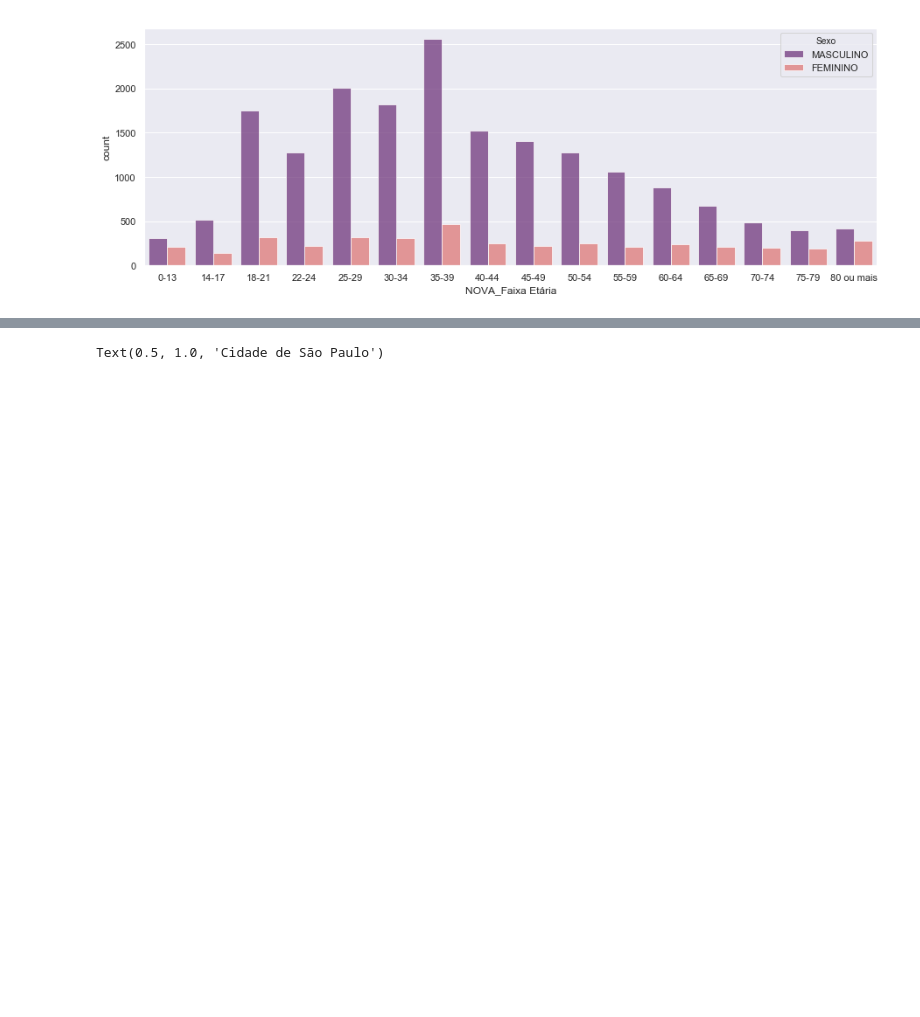
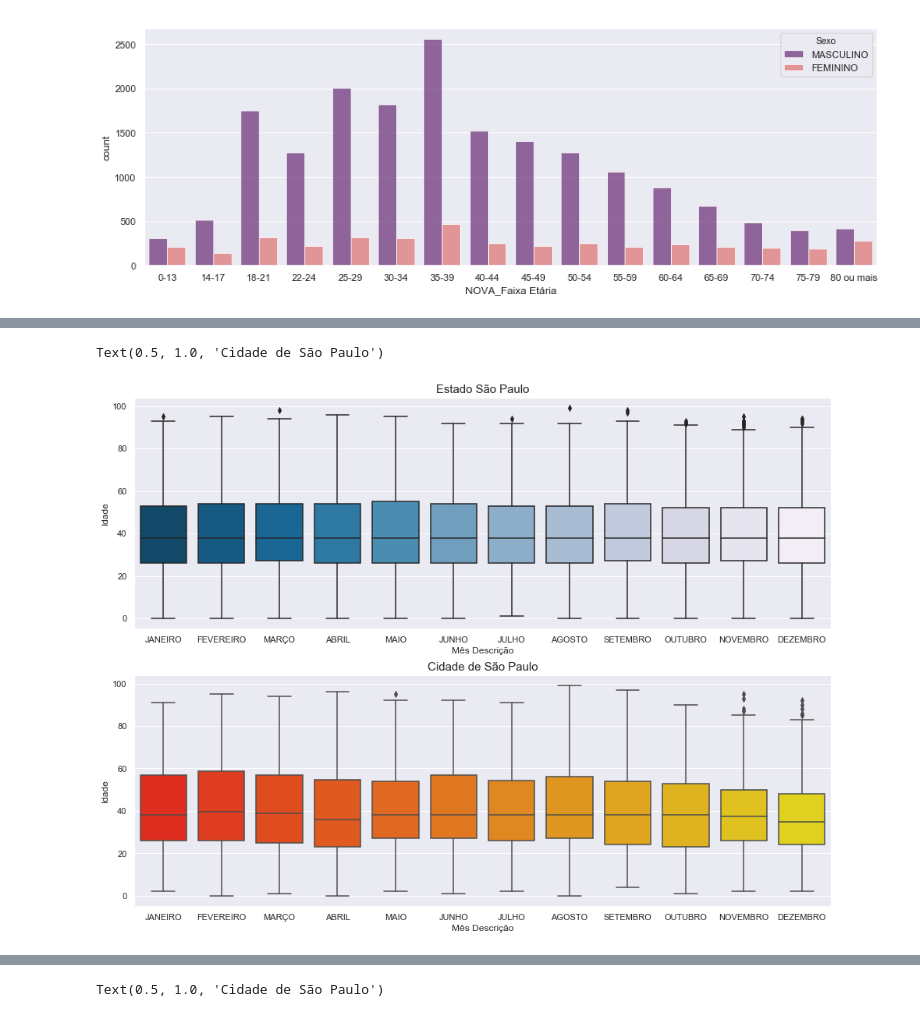
Before and after one commit to anabeatrizfig/Traffic-Accidents-INFOSIGA_S-o-Paulo-Brazil, a Jupyter notebook: INFOSIGA.ipynb, the cells around one changed output, grey strips where cells are left out. Cells and saved outputs as stored; diff of their text form; code cells hidden in the pictures; blank space fills up the shorter version.

```diff
--- a/INFOSIGA.ipynb
+++ b/INFOSIGA.ipynb
@@ -1490,0 +1549,21 @@ Text(0.5, 1.0, 'Cidade de São Paulo')
+# %%
+#Boxplot da Idade - em relação ao mês
+
+dims = (16, 12)
+
+fig, [ax1, ax2] = plt.subplots(2,1, figsize=dims)
+sns.boxplot(x='Mês Descrição', y='Idade', data=base_all_3,  ax=ax1, palette='PuBu_r',
+           order=['JANEIRO', 'FEVEREIRO', 'MARÇO', 'ABRIL', 'MAIO', 'JUNHO', 'JULHO',
+             'AGOSTO','SETEMBRO', 'OUTUBRO', 'NOVEMBRO', 'DEZEMBRO'])
+sns.boxplot(x='Mês Descrição', y='Idade', data=base_sp,  ax=ax2, palette='autumn',
+           order=['JANEIRO', 'FEVEREIRO', 'MARÇO', 'ABRIL', 'MAIO', 'JUNHO', 'JULHO',
+             'AGOSTO','SETEMBRO', 'OUTUBRO', 'NOVEMBRO', 'DEZEMBRO'])
+
+
+# sns.boxplot(x='Sexo', y='Idade', data=base_all_3,
+#            palette='magma')
+ax1.set_title('Estado São Paulo', size=titsz)
+ax2.set_title('Cidade de São Paulo', size=titsz)
+# %% [output]
+Text(0.5, 1.0, 'Cidade de São Paulo')
+[figure, added]
```
Also changed, not shown: parts of 38 cells of this notebook.
